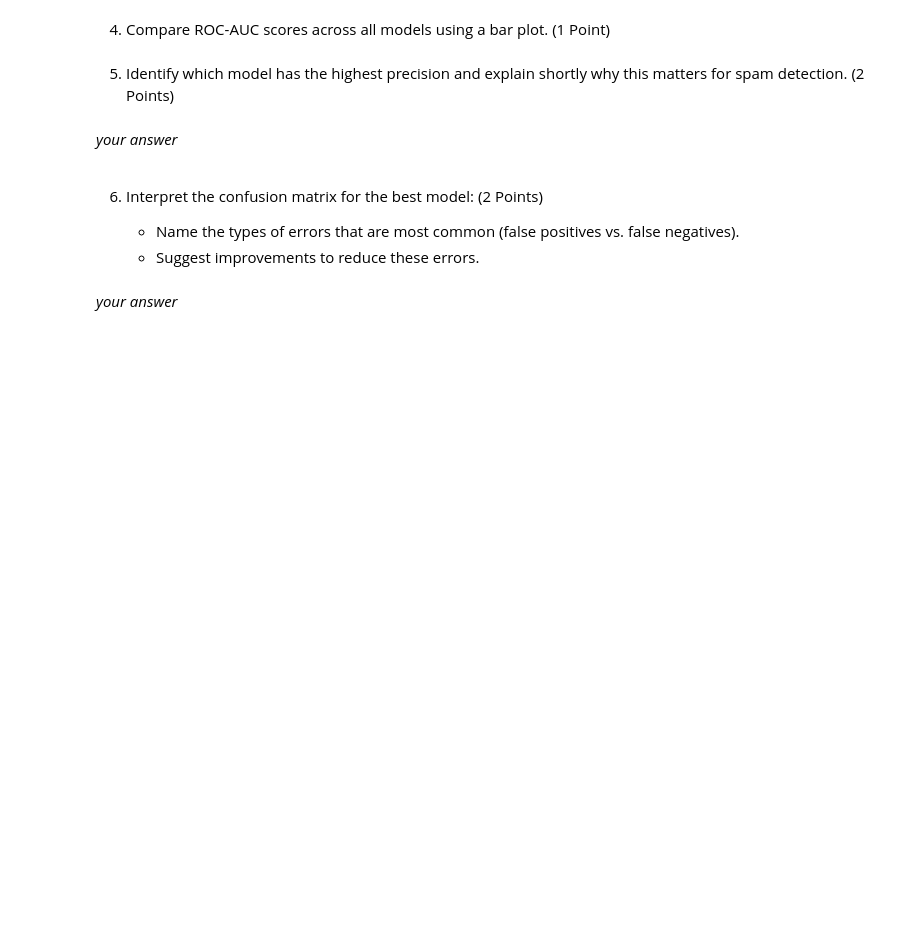
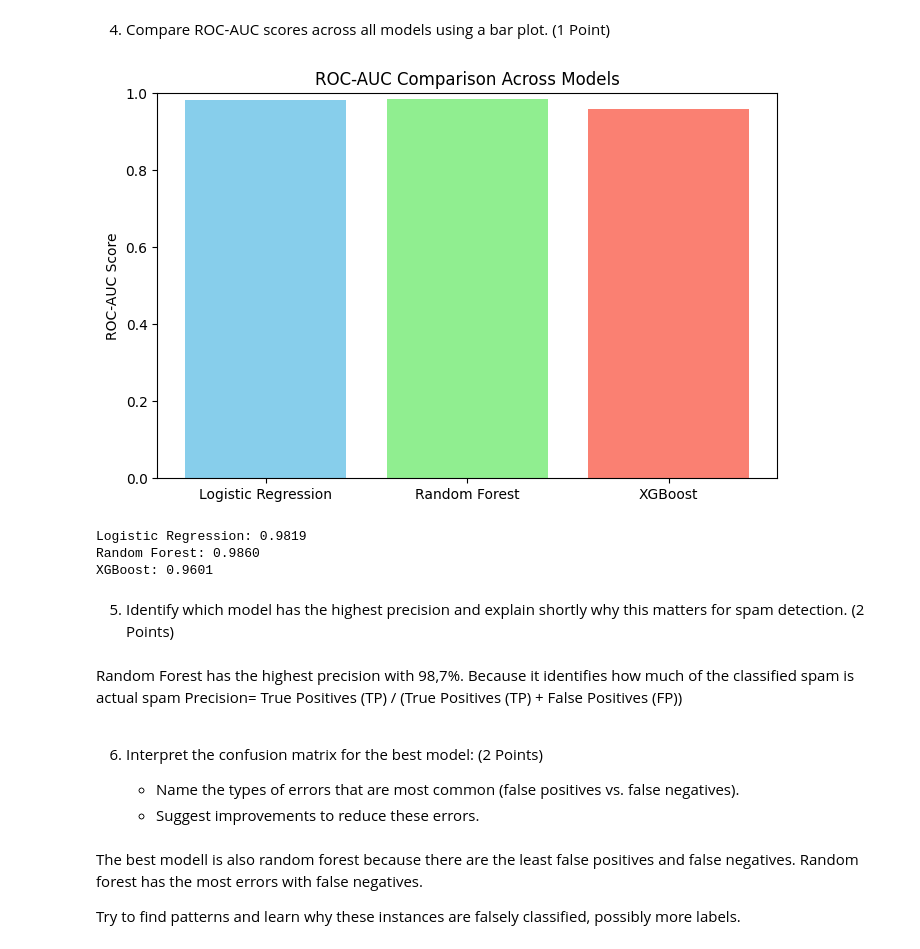
Before and after one commit to IVSource/ml_security_ws25, a Jupyter notebook: Exercise 3/mls_ws25_exercise_3d_spam_email_classification.ipynb, the cells around one changed output. Cells and saved outputs as stored; diff of their text form; code cells hidden in the pictures; blank space fills up the shorter version.

```diff
--- a/Exercise 3/mls_ws25_exercise_3d_spam_email_classification.ipynb
+++ b/Exercise 3/mls_ws25_exercise_3d_spam_email_classification.ipynb
@@ -538,13 +819,47 @@ In this task you evaluate the performances of the three models with several diff
 # %% [markdown]
 4. Compare ROC-AUC scores across all models using a bar plot. (1 Point)
+# %%
+import matplotlib.pyplot as plt
+from sklearn.metrics import roc_auc_score
+
+# Angenommen, du hast y_test und die Vorhersagen:
+# y_pred_logreg, y_pred_rf, y_pred_xgb
+
+# ROC-AUC Scores berechnen
+roc_scores = {
+    "Logistic Regression": roc_auc_score(y_test, y_pred_logreg),
+    "Random Forest": roc_auc_score(y_test, y_pred_rf),
+    "XGBoost": roc_auc_score(y_test, y_pred_xgb)
+}
+
+# Bar Plot erstellen
+plt.figure(figsize=(8, 5))
+plt.bar(roc_scores.keys(), roc_scores.values(), color=['skyblue', 'lightgreen', 'salmon'])
+plt.ylabel("ROC-AUC Score")
+plt.title("ROC-AUC Comparison Across Models")
+plt.ylim(0, 1)  # Werte liegen zwischen 0 und 1
+plt.show()
+
+# Kontrolle: Werte ausgeben
+for model, score in roc_scores.items():
+    print(f"{model}: {score:.4f}")
+# %% [output]
+[figure, added]
+Logistic Regression: 0.9819
+Random Forest: 0.9860
+XGBoost: 0.9601
 # %% [markdown]
 5. Identify which model has the highest precision and explain shortly why this matters for spam detection. (2 Points)
 # %% [markdown]
-*your answer*
+Random Forest has the highest precision with 98,7%. Because it identifies how much of the classified spam is actual spam
+Precision= True Positives (TP) / (True Positives (TP) + False Positives (FP))
 # %% [markdown]
 6. Interpret the confusion matrix for the best model: (2 Points)
 
     * Name the types of errors that are most common (false positives vs. false negatives).
     * Suggest improvements to reduce these errors.
 # %% [markdown]
-*your answer*
+The best modell is also random forest because there are the least false positives and false negatives.
+Random forest has the most errors with false negatives.
+
+Try to find patterns and learn why these instances are falsely classified, possibly more labels.
```
Also changed, not shown: parts of 10 cells of this notebook.
